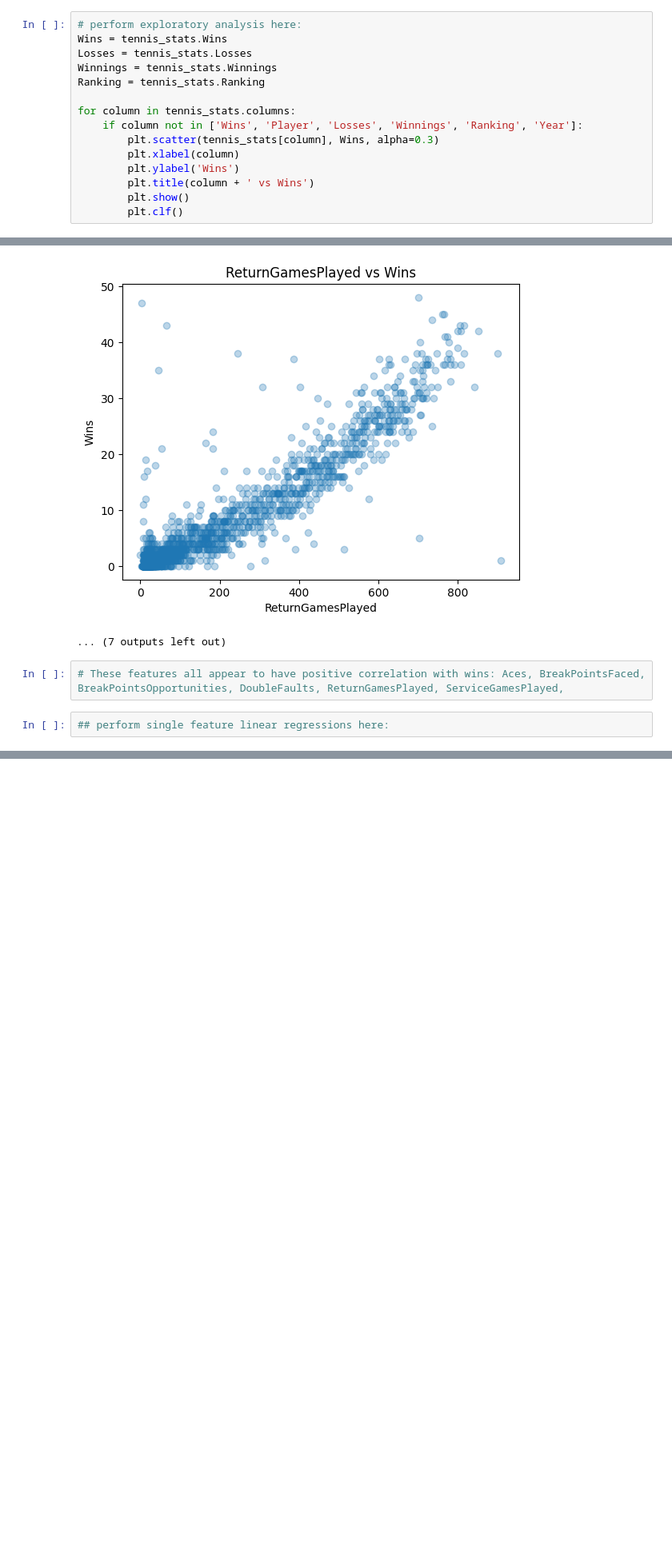
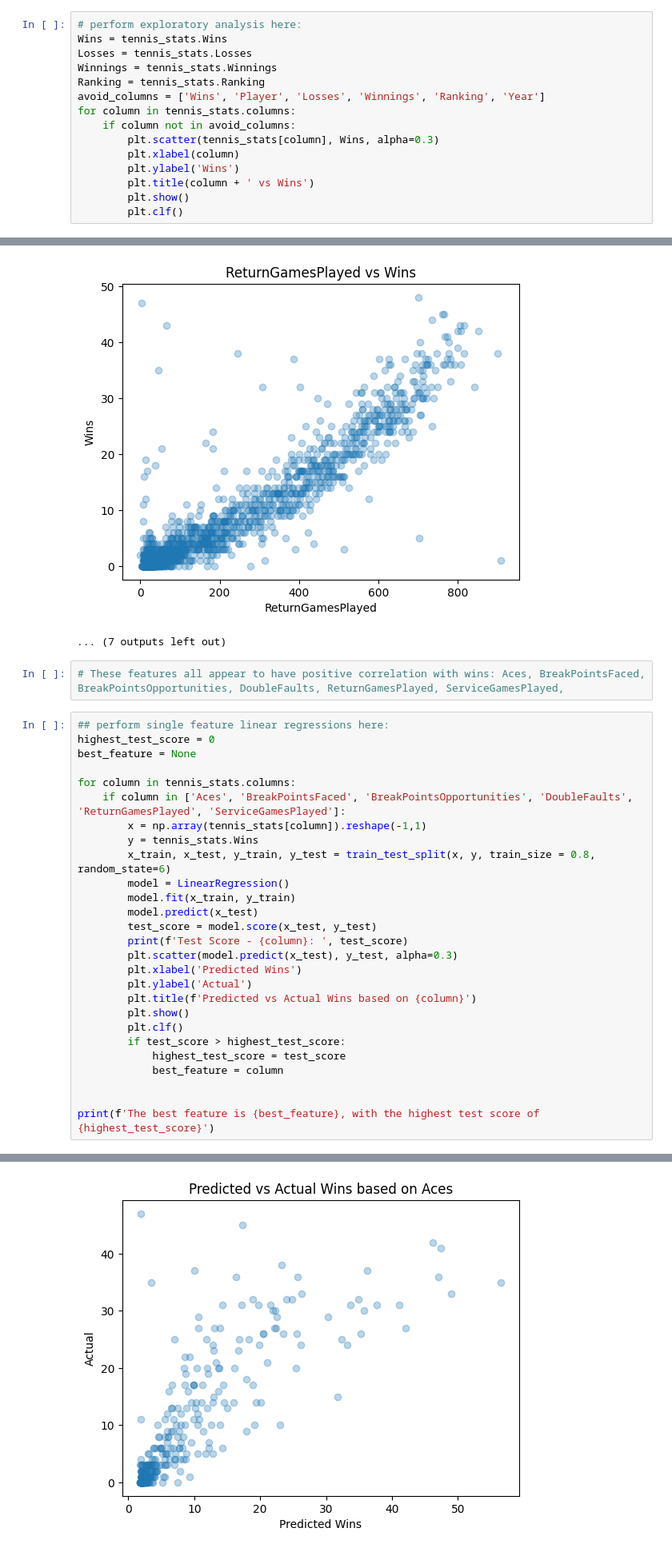
Before and after one commit to tdubbs001/tennis_ace, a Jupyter notebook: tennis_ace.ipynb, the cells around one changed output, grey strips where cells are left out. Shown at 80% size. Cells and saved outputs as stored; diff of their text form; blank space fills up the shorter version.

```diff
--- a/Untitled.ipynb
+++ b/tennis_ace.ipynb
@@ -37,9 +36,9 @@ Wins = tennis_stats.Wins
 Losses = tennis_stats.Losses
 Winnings = tennis_stats.Winnings
 Ranking = tennis_stats.Ranking
-
+avoid_columns = ['Wins', 'Player', 'Losses', 'Winnings', 'Ranking', 'Year']
 for column in tennis_stats.columns:
-    if column not in ['Wins', 'Player', 'Losses', 'Winnings', 'Ranking', 'Year']:
+    if column not in avoid_columns:
         plt.scatter(tennis_stats[column], Wins, alpha=0.3)
         plt.xlabel(column)
         plt.ylabel('Wins')
@@ -64,3 +63,29 @@ for column in tennis_stats.columns:
 # These features all appear to have positive correlation with wins: Aces, BreakPointsFaced, BreakPointsOpportunities, DoubleFaults, ReturnGamesPlayed, ServiceGamesPlayed,
 # %%
 ## perform single feature linear regressions here:
+highest_test_score = 0
+best_feature = None
+
+for column in tennis_stats.columns:
+    if column in ['Aces', 'BreakPointsFaced', 'BreakPointsOpportunities', 'DoubleFaults', 'ReturnGamesPlayed', 'ServiceGamesPlayed']:
+        x = np.array(tennis_stats[column]).reshape(-1,1)
+        y = tennis_stats.Wins
+        x_train, x_test, y_train, y_test = train_test_split(x, y, train_size = 0.8, random_state=6)
+        model = LinearRegression()
+        model.fit(x_train, y_train)
+        model.predict(x_test)
+        test_score = model.score(x_test, y_test)
+        print(f'Test Score - {column}: ', test_score)
+        plt.scatter(model.predict(x_test), y_test, alpha=0.3)
+        plt.xlabel('Predicted Wins')
+        plt.ylabel('Actual')
+        plt.title(f'Predicted vs Actual Wins based on {column}')
+        plt.show()
+        plt.clf()
+        if test_score > highest_test_score:
+            highest_test_score = test_score
+            best_feature = column
+
+
+print(f'The best feature is {best_feature}, with the highest test score of {highest_test_score}')
+# %% [output]
@@ -66,0 +93 @@ for column in tennis_stats.columns:
+[figure, added]
```
Also changed, not shown: parts of 6 cells of this notebook.
